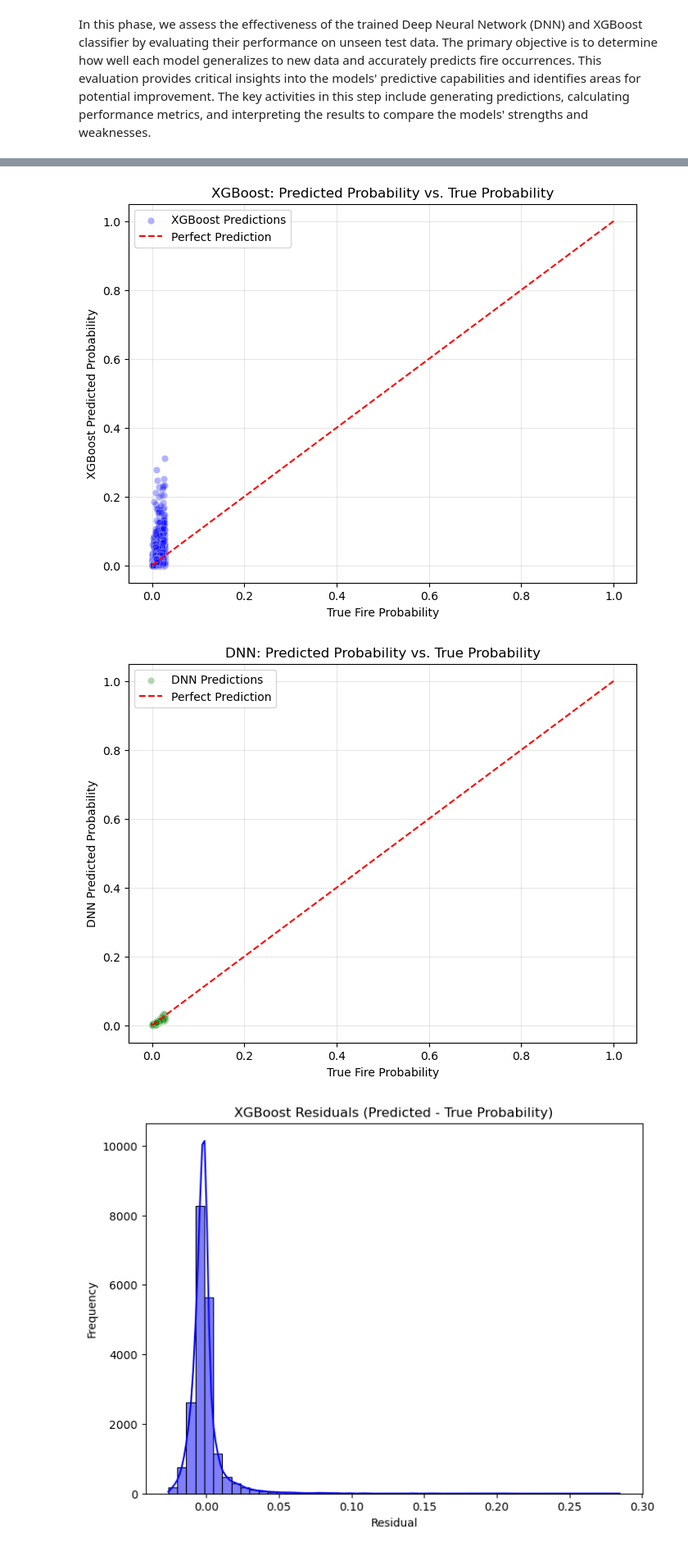
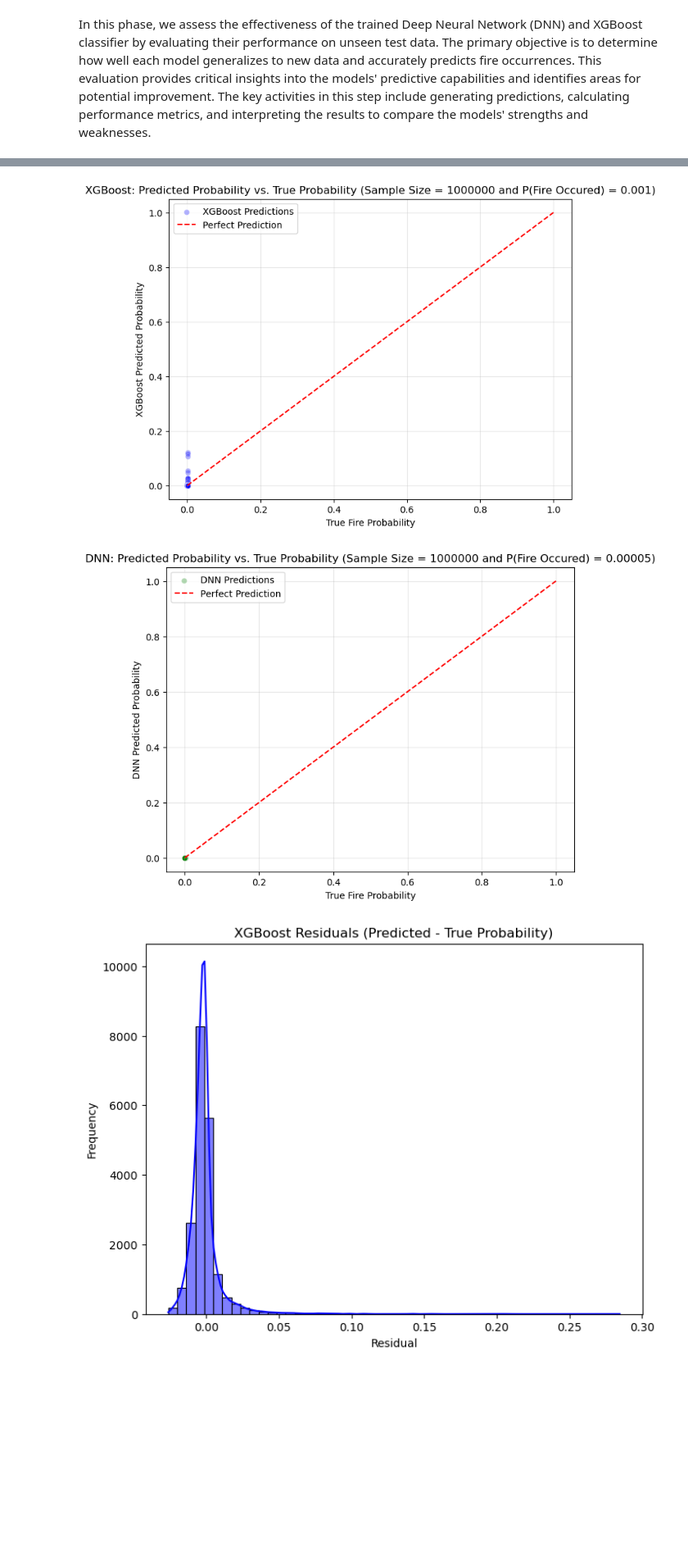
Before and after one commit to janmandel/hawaii-fire, a Jupyter notebook: SimpleModel(w Xgboost).ipynb, the cells around one changed output, grey strips where cells are left out. Shown at 82% size. Cells and saved outputs as stored; diff of their text form; code cells hidden in the pictures; blank space fills up the shorter version.

Commit message:
Updates to dnn_model and ran simplemodel with true probability.

```diff
--- a/SimpleModel(w Xgboost).ipynb
+++ b/SimpleModel(w Xgboost).ipynb
@@ -41,14 +41,14 @@ tf.random.set_seed(42)
 
 # Create the 'geographical' region
 domain_min, domain_max = 0, 10
-num_samples = 100000
+num_samples = 1000000
 
 x_coords = np.random.uniform(domain_min, domain_max, num_samples)
 y_coords = np.random.uniform(domain_min, domain_max, num_samples)
 
 def assign_terrain(x, y):
     if x < 5 and y < 5:
-        return 'Urban'
+        return 'Agriculture'
     elif x >= 5 and y < 5:
         return 'Grassland'
     else:
@@ -64,8 +64,8 @@ terrain_ratios = terrain_counts / num_samples
 
 def compute_fire_probability(fuel_moisture, terrain_type, terrain_ratios):
     # Overall fire occurrence rate
-    p_fire = 0.01 # based on annual frequency, not taking confidence level into account (i.e p(fire) \leq 0.06)
-    P_Urban = terrain_ratios['Urban']
+    p_fire = 0.00005 # based on real samples collected
+    P_Agriculture = terrain_ratios['Agriculture']
     P_Grassland = terrain_ratios['Grassland']
     P_Forest = terrain_ratios['Forest']
 
@@ -73,11 +73,11 @@ def compute_fire_probability(fuel_moisture, terrain_type, terrain_ratios):
     avg_fuel_moisture_adjustment = 0.5  # Since fuel_moisture is uniformly distributed from 0 to 100
 
     # Adjusted coefficients sum
-    coefficients_sum = avg_fuel_moisture_adjustment * (P_Urban + 2 * P_Grassland + 3 * P_Forest)
+    coefficients_sum = avg_fuel_moisture_adjustment * (P_Agriculture + 2 * P_Grassland + 3 * P_Forest)
     b = p_fire / coefficients_sum
 
     fm = fuel_moisture / 100
-    terrain_base = {'Forest': 3 * b, 'Grassland': 2 * b, 'Urban': b}
+    terrain_base = {'Forest': 3 * b, 'Grassland': 2 * b, 'Agriculture': b}
     terrain_base_array = np.array([terrain_base[terrain] for terrain in terrain_type])
     p = terrain_base_array * (1 - fm)
     p = np.clip(p, 0, 1)
@@ -345,37 +345,41 @@ plt.figure(figsize=(8, 6))
 sns.scatterplot(
     x=data_encoded['fire_probability_true'].iloc[idx_test],
     y=y_pred_proba_xgb,
     alpha=0.3,
     color='blue',
     label='XGBoost Predictions'
 )
-plt.title('XGBoost: Predicted Probability vs. True Probability')
+plt.title('XGBoost: Predicted Probability vs. True Probability (Sample Size = 1000000 and P(Fire Occured) = 0.001)')
 plt.xlabel('True Fire Probability')
 plt.ylabel('XGBoost Predicted Probability')
 plt.plot([0, 1], [0, 1], color='red', linestyle='--', label='Perfect Prediction')
 plt.legend()
 plt.grid(alpha=0.3)
+#Save the plot to a file
+plt.savefig('xgb_recover_prob.png', dpi=300, bbox_inches='tight')
 plt.show()
 
 # Scatter Plot: Predicted vs. True Probabilities for DNN
 plt.figure(figsize=(8, 6))
 sns.scatterplot(
     x=data_encoded['fire_probability_true'].iloc[idx_test],
     y=y_pred_proba_dnn,
     alpha=0.3,
     color='green',
     label='DNN Predictions'
 )
-plt.title('DNN: Predicted Probability vs. True Probability')
+plt.title('DNN: Predicted Probability vs. True Probability (Sample Size = 1000000 and P(Fire Occured) = 0.00005)')
 plt.xlabel('True Fire Probability')
 plt.ylabel('DNN Predicted Probability')
 plt.plot([0, 1], [0, 1], color='red', linestyle='--', label='Perfect Prediction')
 plt.legend()
 plt.grid(alpha=0.3)
+#Save the plot to a file
+plt.savefig('dnn_recover_prob.png', dpi=300, bbox_inches='tight')
 plt.show()
 # %% [output]
-[figure, old version]
+[figure, new version]
-[figure, old version]
+[figure, new version]
 # %%
 # Residuals Analysis
 true_probs_test = data_encoded['fire_probability_true'].iloc[idx_test]
```
Also changed, not shown: parts of 5 cells of this notebook, 1 other file.
